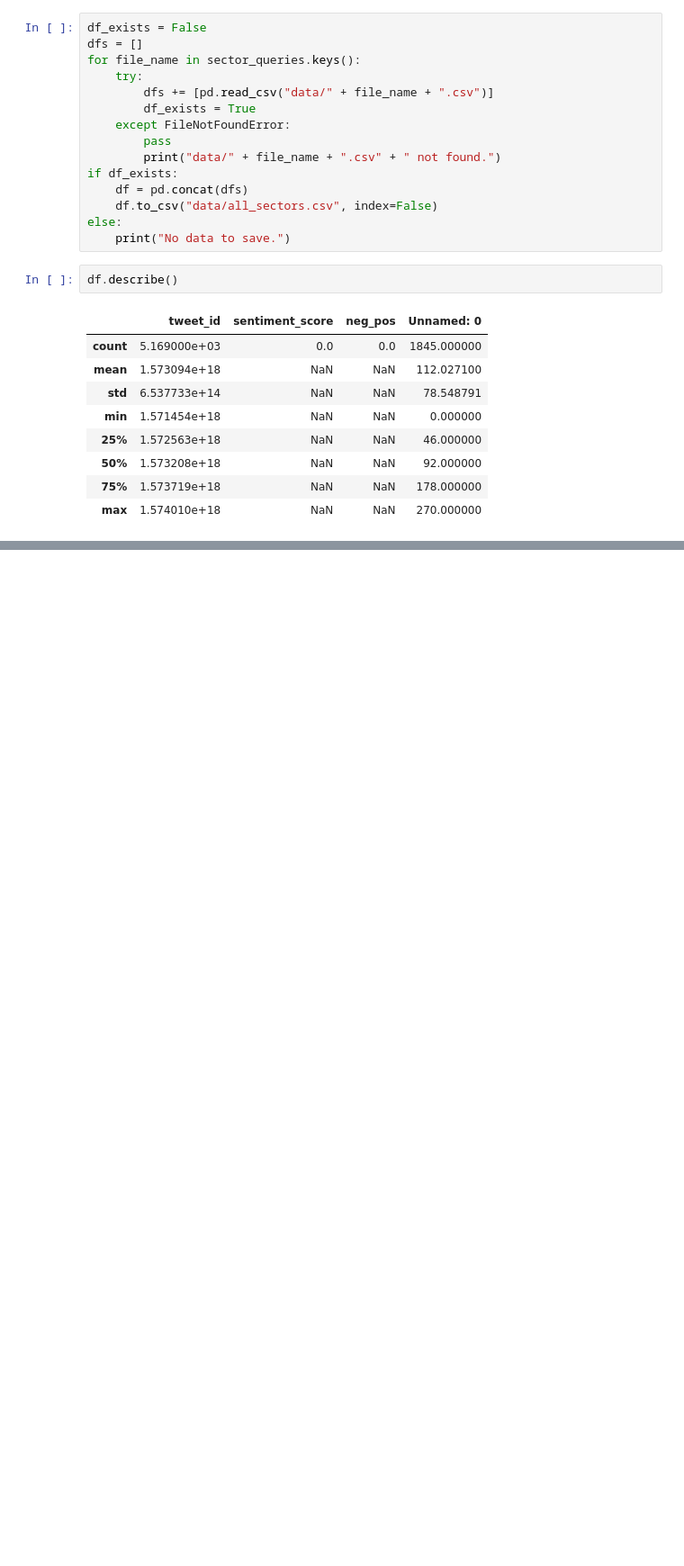
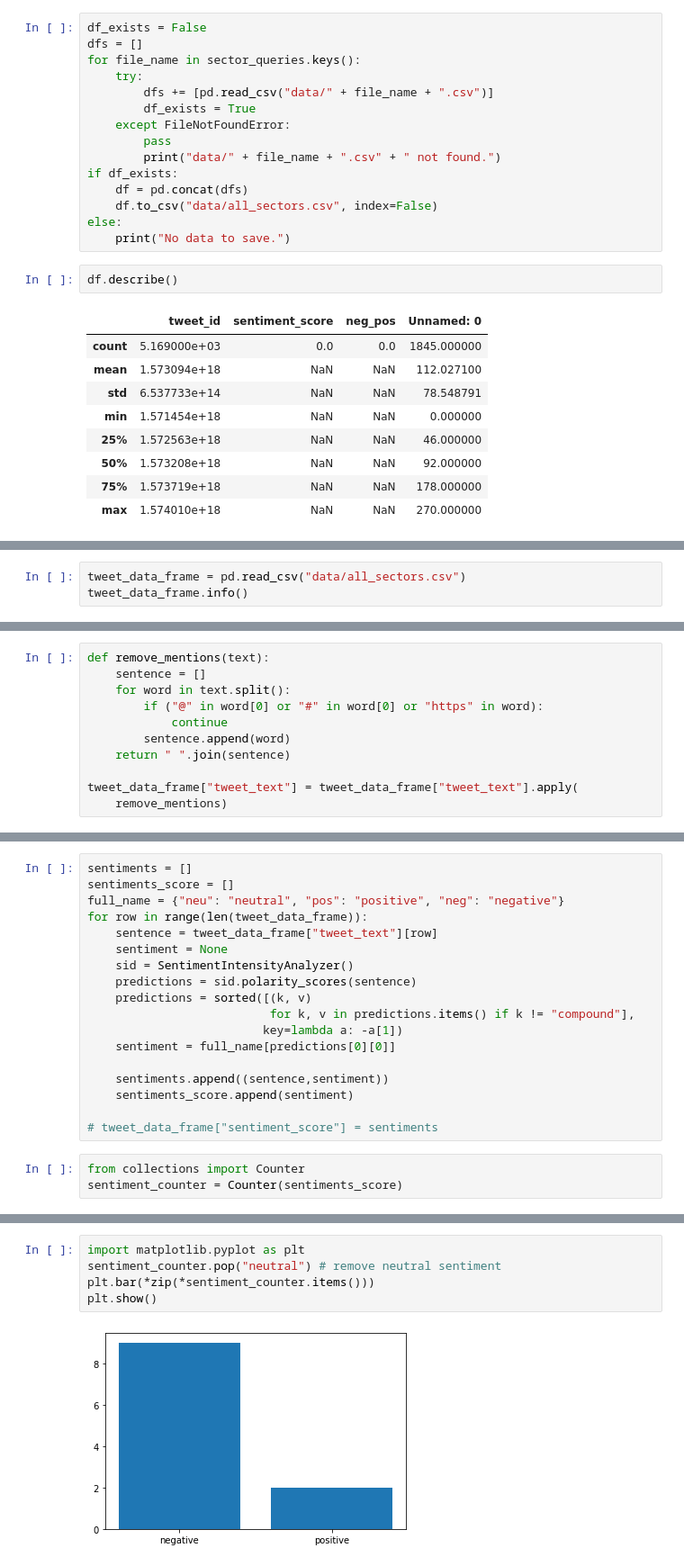
Before and after one commit to Dept-of-Comp-Sci-University-of-Ghana/evaluating-public-service-performance, a Jupyter notebook: notebook.ipynb, the cells around one changed output, grey strips where cells are left out. Shown at 90% size. Cells and saved outputs as stored; diff of their text form; blank space fills up the shorter version.

Commit message:
Add sentiment analysis

```diff
--- a/notebook.ipynb
+++ b/notebook.ipynb
@@ -139,0 +140,3 @@ df.describe()
+# %%
+tweet_data_frame = pd.read_csv("data/all_sectors.csv")
+tweet_data_frame.info()
@@ -139,0 +168,11 @@ df.describe()
+# %%
+def remove_mentions(text):
+    sentence = []
+    for word in text.split():
+        if ("@" in word[0] or "#" in word[0] or "https" in word):
+            continue
+        sentence.append(word)
+    return " ".join(sentence)
+
+tweet_data_frame["tweet_text"] = tweet_data_frame["tweet_text"].apply(
+    remove_mentions)
@@ -139,0 +205,21 @@ df.describe()
+# %%
+sentiments = []
+sentiments_score = []
+full_name = {"neu": "neutral", "pos": "positive", "neg": "negative"}
+for row in range(len(tweet_data_frame)):
+    sentence = tweet_data_frame["tweet_text"][row]
+    sentiment = None
+    sid = SentimentIntensityAnalyzer()
+    predictions = sid.polarity_scores(sentence)
+    predictions = sorted([(k, v)
+                          for k, v in predictions.items() if k != "compound"],
+                         key=lambda a: -a[1])
+    sentiment = full_name[predictions[0][0]]
+
+    sentiments.append((sentence,sentiment))
+    sentiments_score.append(sentiment)
+
+# tweet_data_frame["sentiment_score"] = sentiments
+# %%
+from collections import Counter
+sentiment_counter = Counter(sentiments_score)
@@ -139,0 +246,7 @@ df.describe()
+# %%
+import matplotlib.pyplot as plt
+sentiment_counter.pop("neutral") # remove neutral sentiment
+plt.bar(*zip(*sentiment_counter.items()))
+plt.show()
+# %% [output]
+[figure, added]
```
Also changed, not shown: parts of 10 cells of this notebook.
